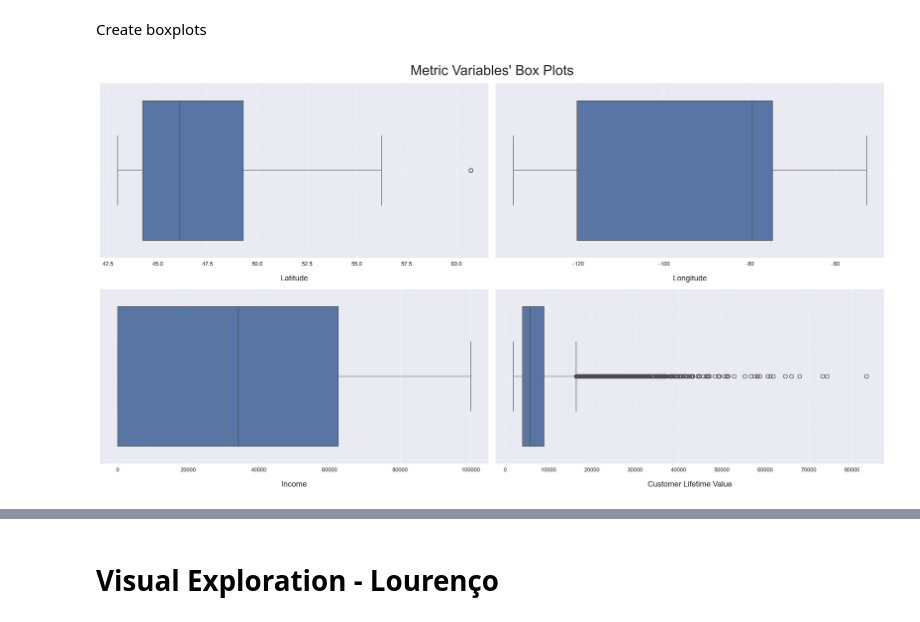
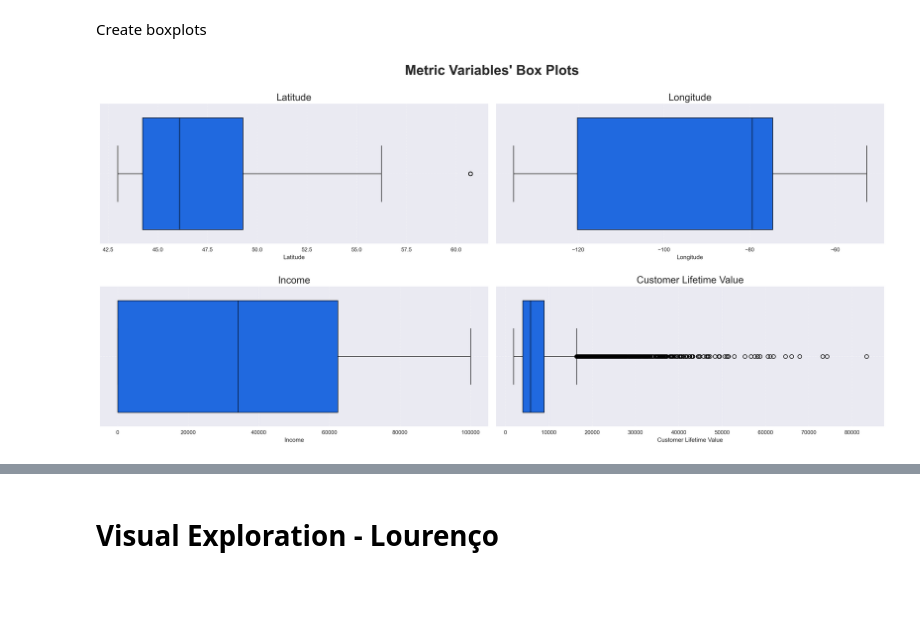
Before and after one commit to lourenco500/Data-Mining-Project, a Jupyter notebook: Deliverable_1 Lourenço.ipynb, the cells around one changed output, grey strips where cells are left out. Saved outputs shown, nothing was run; the diff lists cells and outputs as text; code cells hidden in the pictures; blank space fills up the shorter version.

```diff
--- a/Deliverable_1 Lourenço.ipynb
+++ b/Deliverable_1 Lourenço.ipynb
@@ -285,32 +326,49 @@ plt.show()
 Create boxplots
 # %%
 # Create canvas with the same structure as before
-fig, axes = plt.subplots(sp_rows,
-                         sp_cols,
-                         figsize=(20, 11),
-                         tight_layout=True
-                        )
+fig, axes = plt.subplots(sp_rows_CDB,
+                         sp_cols_CDB,
+                         figsize=(20, 10),
+                         constrained_layout=True) # Adjust automatically spacing between subplot and labels
+
+# Increase vertical space between rows
+fig.set_constrained_layout_pads(h_pad=.2)
 
 # Plot data
 # Iterate across axes objects and associate each box plot:
 for ax, feat in zip(axes.flatten(), metric_features_CDB):
-    sns.boxplot(x=customerDB[feat].reset_index(drop= True), ax=ax) # we need to reset the index to avoid errors since we haven't dealt with duplicate values
-    ax.grid(True, linestyle="--", alpha=0.6, )
-    ax.set_title(feat, fontsize=14, y=-0.15)
+    # We need to reset the index to avoid errors since we haven't dealt with duplicate values yet
+    sns.boxplot(x=customerDB[feat].reset_index(drop= True), ax=ax,
+                # Set inside color to blue
+                color="#0062FF",
+                # Set line colors to black
+                boxprops=dict(edgecolor="black"),
+                whiskerprops=dict(color="black"),
+                capprops=dict(color="black"),
+                medianprops=dict(color="black"),
+                flierprops=dict(markeredgecolor="black"))
+
+    # Put grid with low opacity and dashed line so it's visible, but not distracting
+    ax.grid(True, linestyle="--", alpha=0.4)
+
+    # Put title of each graph with bigger font
+    ax.set_title(feat, fontsize=18)
+
+    # Hide x label since we already have the boxlplot title at the top
     ax.set_xlabel("")
 
 # Layout
 # Add a centered title to the figure and plot it
-plt.suptitle("Metric Variables' Box Plots", fontsize = 25)
+plt.suptitle("Metric Variables' Box Plots",
+             fontsize = 25, fontweight="bold")
 
-
-# Check if folder 'figures/eda' exists and, if not, create it
-if not os.path.exists(os.path.join('..', 'figures', 'eda')):
-    os.makedirs(os.path.join('..', 'figures', 'eda'))
+# Create the folder '../figures/eda' if it doesn't already exist
+os.makedirs(os.path.join('..', 'figures', 'eda'), exist_ok=True)
 
 # Save figure to a png file in the folder created before
 plt.savefig(os.path.join('..', 'figures', 'eda', 'numeric_variables_histograms.png'), dpi=200)
 
+# Show plot
 plt.show()
 # %% [output]
-[figure, old version]
+[figure, new version]
```
Also changed, not shown: parts of 14 cells of this notebook.
